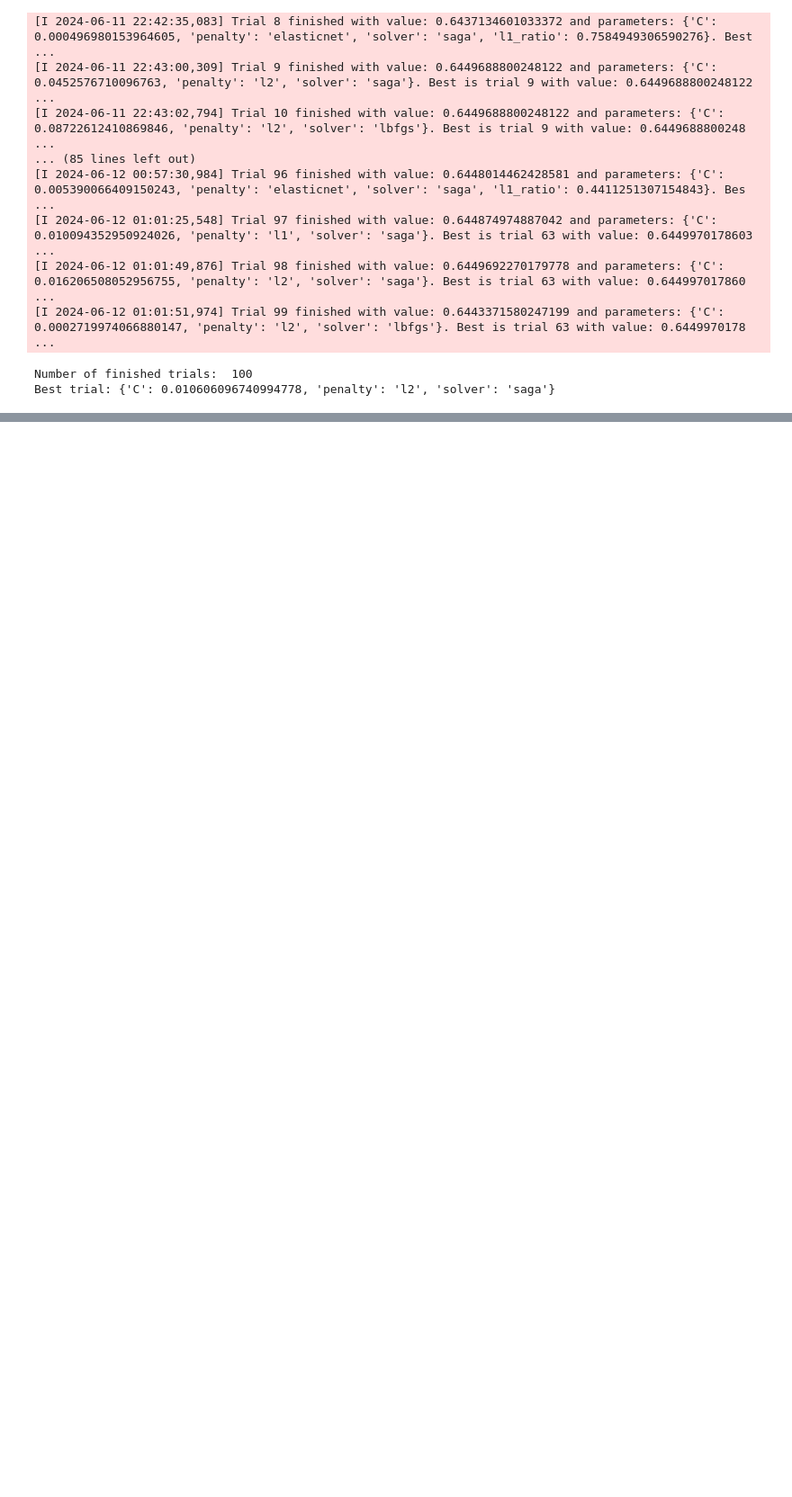
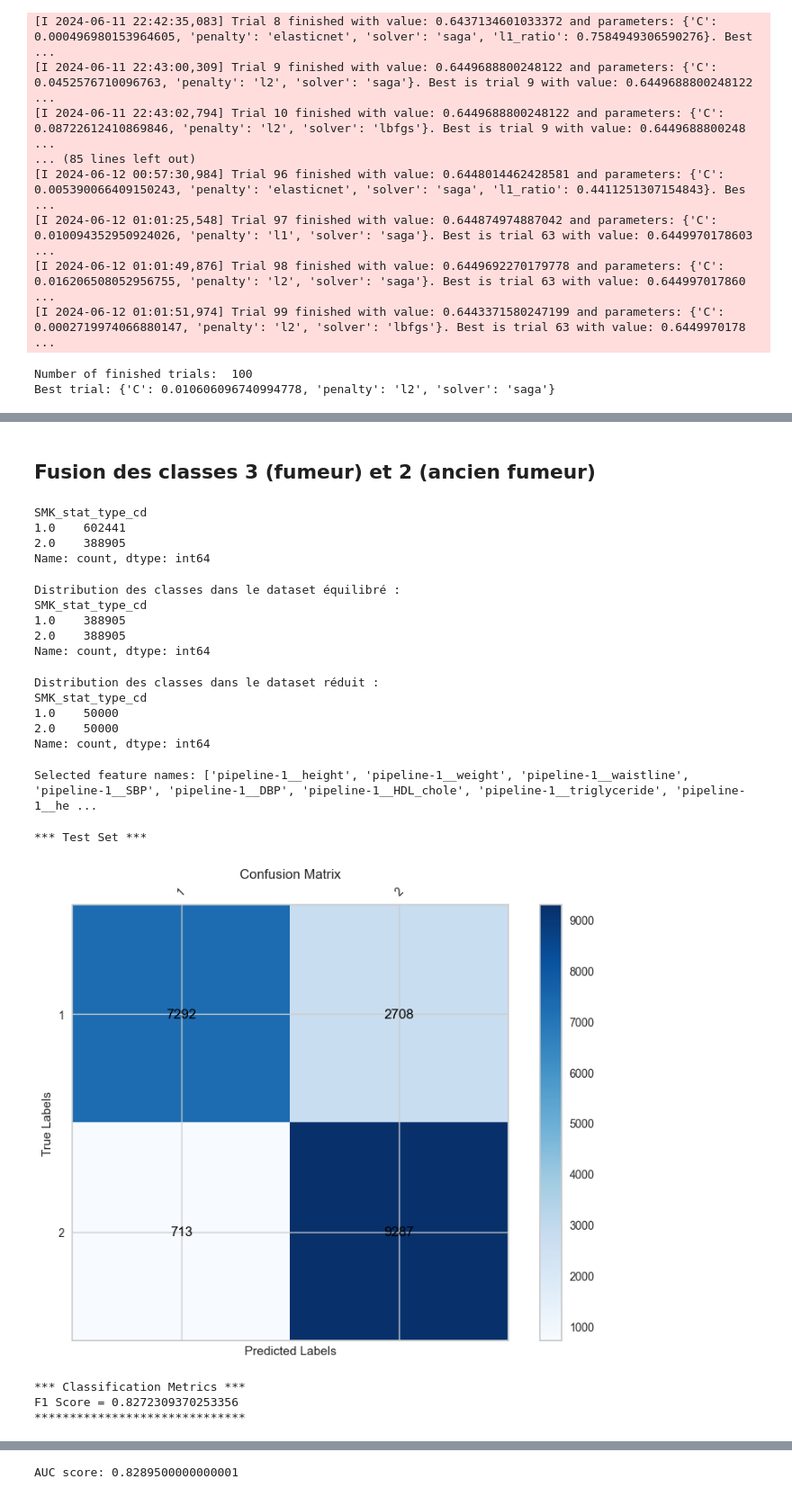
Before and after one commit to Merii-s/Machine-Learning-Smoking-multi-class-classification-, a Jupyter notebook: notebooks/_modeling_regression.ipynb, the cells around one changed output, grey strips where cells are left out. Shown at 90% size. Cells and saved outputs as stored; diff of their text form; code cells hidden in the pictures; blank space fills up the shorter version.

```diff
--- a/notebooks/_modeling_regression.ipynb
+++ b/notebooks/_modeling_regression.ipynb
@@ -735,0 +666,26 @@ Best trial: {'C': 0.010606096740994778, 'penalty': 'l2', 'solver': 'saga'}
+# %% [markdown]
+## Fusion des classes 3 (fumeur) et 2 (ancien fumeur)
+# %%
+df = pd.read_csv(data_path)
+
+# Fusionner les labels 2 et 3 en un seul label 2
+df['SMK_stat_type_cd'] = df['SMK_stat_type_cd'].replace({3: 2})
+
+# Sauvegarder le nouveau dataset
+df.to_csv('../data/smoking_driking_dataset_Ver01_modified.csv', index=False)
+# %%
+df['SMK_stat_type_cd'].value_counts()
+# %% [output]
+SMK_stat_type_cd
+1.0    602441
+2.0    388905
+Name: count, dtype: int64
+# %%
+# Équilibrer le dataset
+df_balanced = data_loader.balance_dataset('../data/smoking_driking_dataset_Ver01_modified.csv', 'SMK_stat_type_cd', '../data/balanced_smoking_drinking_dataset_modified.csv')
+# %% [output]
+Distribution des classes dans le dataset équilibré :
+SMK_stat_type_cd
+1.0    388905
+2.0    388905
+Name: count, dtype: int64
@@ -735,0 +719,27 @@ Best trial: {'C': 0.010606096740994778, 'penalty': 'l2', 'solver': 'saga'}
+# %%
+df_reduced = reduce_dataset('../data/balanced_smoking_drinking_dataset_modified.csv', 'SMK_stat_type_cd', '../data/reduced_smoking_drinking_dataset.csv', train_size=100000)
+# %% [output]
+Distribution des classes dans le dataset réduit :
+SMK_stat_type_cd
+1.0    50000
+2.0    50000
+Name: count, dtype: int64
+# %%
+cleaning.convertType(df_reduced, intToFloat, floatToInt)
+
+cont_features = df_reduced.select_dtypes(include=['float64']).columns
+cat_features = df_reduced.select_dtypes(include=['object', 'int64']).columns
+cat_features = cat_features.drop(['SMK_stat_type_cd', 'DRK_YN'])
+
+cont_features, cat_features
+
+X = df_reduced.drop(columns=['SMK_stat_type_cd', 'DRK_YN'])
+y = df_reduced['SMK_stat_type_cd']
+
+X_train, X_test, y_train, y_test = train_test_split(X, y, test_size=0.2, random_state=42, stratify=y)
+
+y_train.value_counts(), y_test.value_counts()
+
+X_train_prep, X_test_prep, selected_feature_names = preprocess_data(X_train, X_test, cont_features, cat_features, y_train, k)
+# %% [output]
+Selected feature names: ['pipeline-1__height', 'pipeline-1__weight', 'pipeline-1__waistline', 'pipeline-1__SBP', 'pipeline-1__DBP', 'pipeline-1__HDL_chole', 'pipeline-1__triglyceride', 'pipeline-1__he ...
@@ -735,0 +795,13 @@ Best trial: {'C': 0.010606096740994778, 'penalty': 'l2', 'solver': 'saga'}
+# %%
+logreg.fit(X_train_prep, y_train)
+
+y_train_pred = logreg.predict(X_train_prep)
+y_test_pred = logreg.predict(X_test_prep)
+print("*** Test Set ***")
+evaluate_model_binary(y_test, y_test_pred, logreg.classes_)
+# %% [output]
+*** Test Set ***
+[figure, added]
+*** Classification Metrics ***
+F1 Score = 0.8272309370253356
+******************************
@@ -735,0 +809 @@ Best trial: {'C': 0.010606096740994778, 'penalty': 'l2', 'solver': 'saga'}
+AUC score: 0.8289500000000001
```
Also changed, not shown: parts of 30 cells of this notebook, 6 other files.
